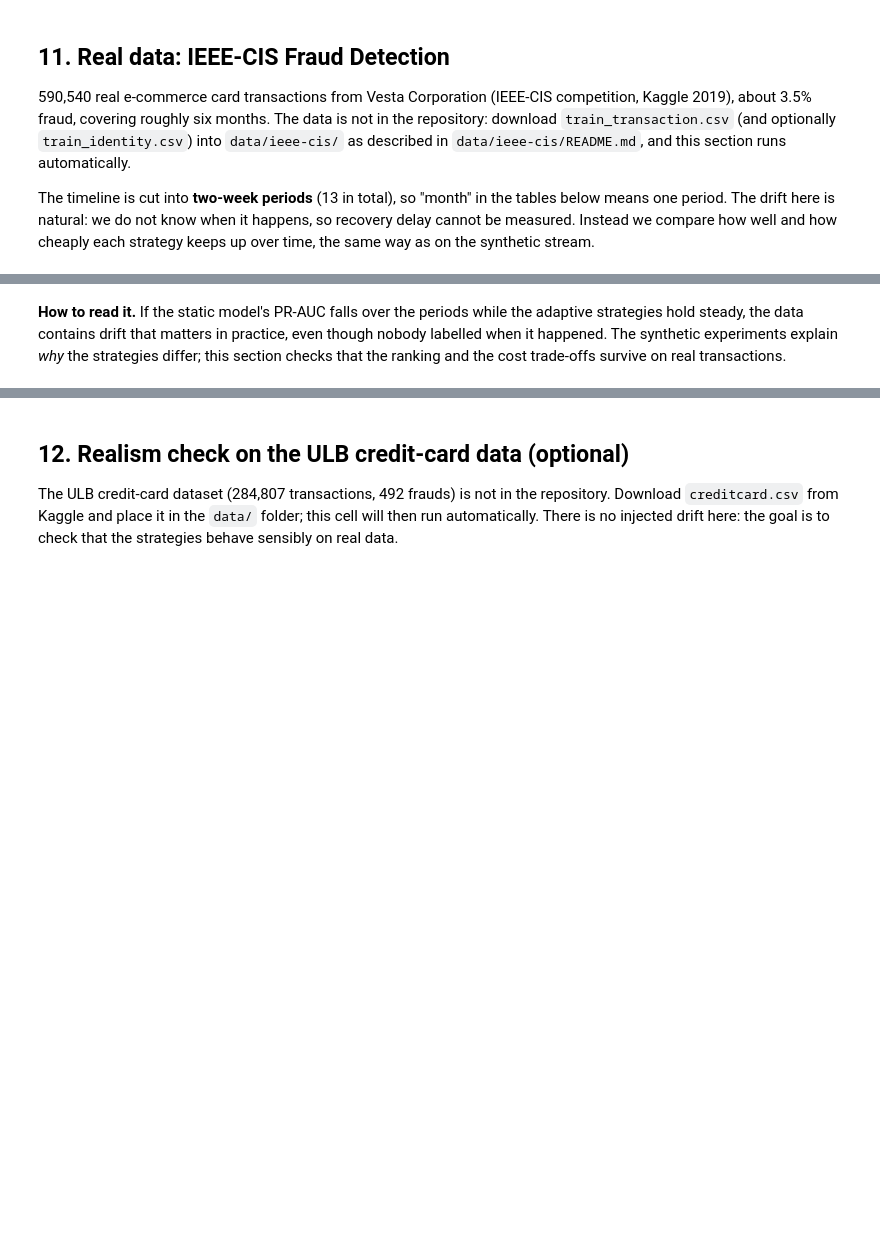
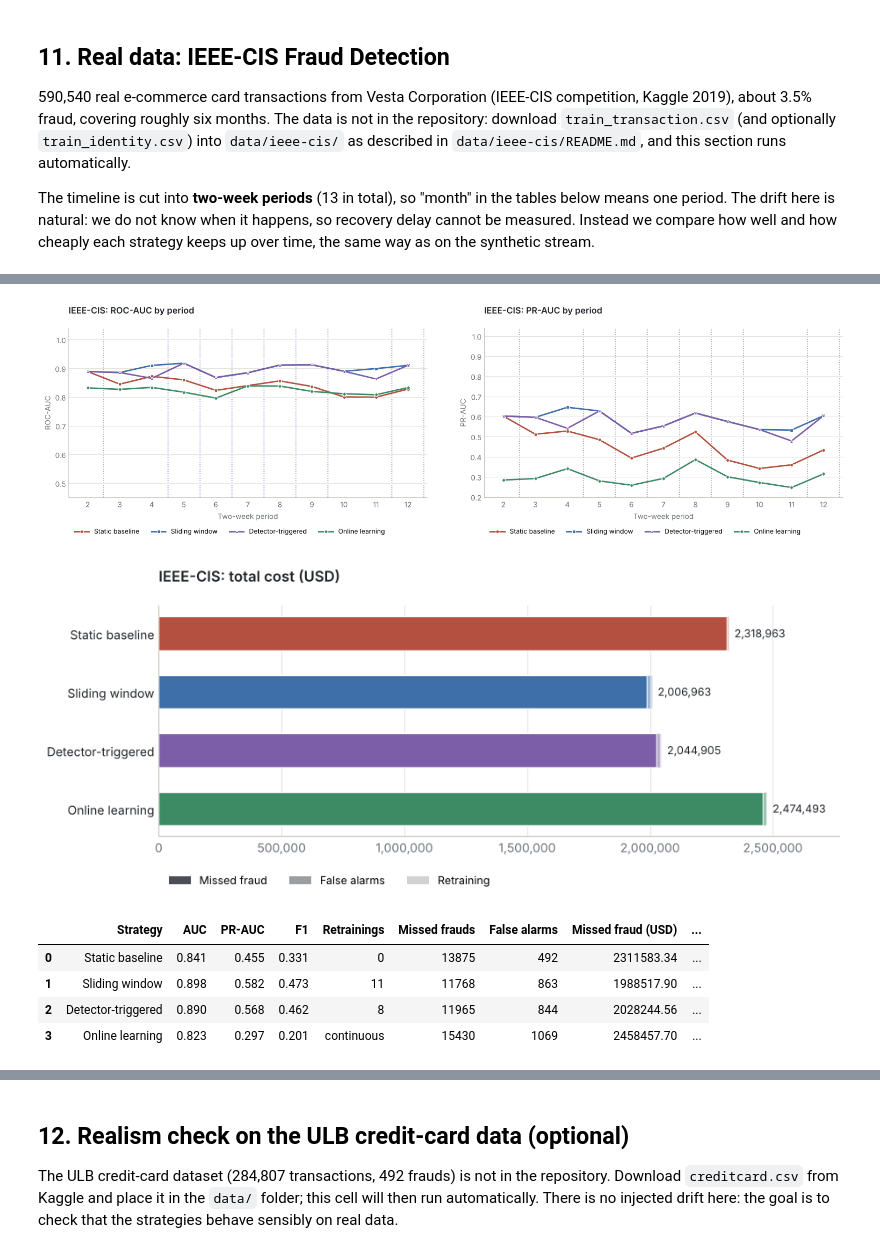
Before and after one commit to kacekk/Fraud-Detection-with-Drift-Master-s-project, a Jupyter notebook: notebooks/fraud_concept_drift.ipynb, the cells around one changed output, grey strips where cells are left out. Saved outputs shown, nothing was run; the diff lists cells and outputs as text; code cells hidden in the pictures; blank space fills up the shorter version.

```diff
--- a/notebooks/fraud_concept_drift.ipynb
+++ b/notebooks/fraud_concept_drift.ipynb
@@ -313,15 +328,18 @@ data/ieee-cis/train_transaction.csv not found - skipping this section (see data/
 # %%
 if ieee_stream is not None:
     ieee_results = run_experiment(ci, stream=ieee_stream, features=ieee_features)
     fig, axes = plt.subplots(1, 2, figsize=(16, 4.8))
     plot_metric(ieee_results, ci, "auc", ax=axes[0], xlabel="Two-week period", title="IEEE-CIS: ROC-AUC by period")
     plot_metric(ieee_results, ci, "pr_auc", ax=axes[1], xlabel="Two-week period", title="IEEE-CIS: PR-AUC by period")
     plt.tight_layout(); plt.show()
-    plot_costs(ieee_results, title="IEEE-CIS: total cost (EUR)")
+    plot_costs(ieee_results, title="IEEE-CIS: total cost (USD)")
     plt.show()
-    display(summary_table(ieee_results, ci))
+    display(summary_table(ieee_results, ci, currency="USD"))
+# %% [output]
+[figure, added]
+[figure, added]
+|  | Strategy | AUC | PR-AUC | F1 | Retrainings | Missed frauds | False alarms | Missed fraud (USD) | ... |
+| 0 | Static baseline | 0.841 | 0.455 | 0.331 | 0 | 13875 | 492 | 2311583.34 | ... |
+| 1 | Sliding window | 0.898 | 0.582 | 0.473 | 11 | 11768 | 863 | 1988517.90 | ... |
+| 2 | Detector-triggered | 0.890 | 0.568 | 0.462 | 8 | 11965 | 844 | 2028244.56 | ... |
+| 3 | Online learning | 0.823 | 0.297 | 0.201 | continuous | 15430 | 1069 | 2458457.70 | ... |
-# %% [markdown]
-**How to read it.** If the static model's PR-AUC falls over the periods while the adaptive strategies hold
-steady, the data contains drift that matters in practice, even though nobody labelled when it happened. The
-synthetic experiments explain *why* the strategies differ; this section checks that the ranking and the cost
-trade-offs survive on real transactions.
```
Also changed, not shown: parts of 5 cells of this notebook, 18 other files.
